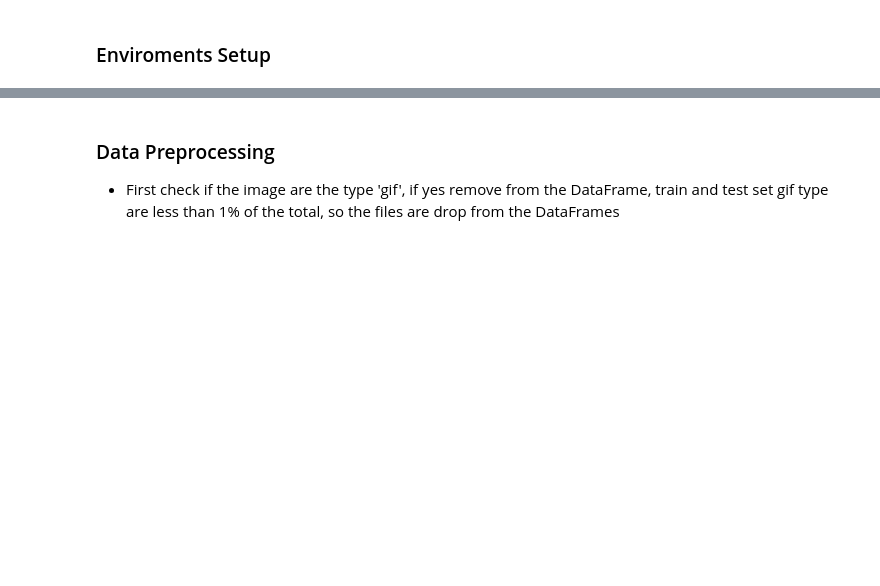
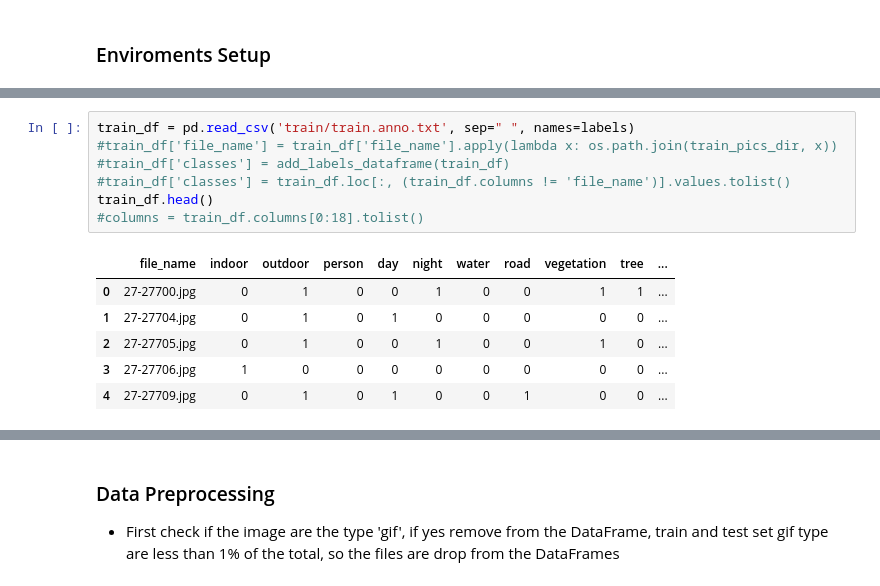
Before and after one commit to lsromao/MachineLearningProject, a Jupyter notebook: ML Final Project.ipynb, the cells around one changed output, grey strips where cells are left out. Saved outputs shown, nothing was run; the diff lists cells and outputs as text; blank space fills up the shorter version.

```diff
--- a/ML Final Project.ipynb
+++ b/ML Final Project.ipynb
@@ -36,0 +61,14 @@ test_pics_dir = '/home/lucas/Documents/ML_FinalProject/test/test/'
+# %%
+train_df = pd.read_csv('train/train.anno.txt', sep=" ", names=labels)
+#train_df['file_name'] = train_df['file_name'].apply(lambda x: os.path.join(train_pics_dir, x))
+#train_df['classes'] = add_labels_dataframe(train_df)
+#train_df['classes'] = train_df.loc[:, (train_df.columns != 'file_name')].values.tolist()
+train_df.head()
+#columns = train_df.columns[0:18].tolist()
+# %% [output]
+|  | file_name | indoor | outdoor | person | day | night | water | road | vegetation | tree | ... |
+| 0 | 27-27700.jpg | 0 | 1 | 0 | 0 | 1 | 0 | 0 | 1 | 1 | ... |
+| 1 | 27-27704.jpg | 0 | 1 | 0 | 1 | 0 | 0 | 0 | 0 | 0 | ... |
+| 2 | 27-27705.jpg | 0 | 1 | 0 | 0 | 1 | 0 | 0 | 1 | 0 | ... |
+| 3 | 27-27706.jpg | 1 | 0 | 0 | 0 | 0 | 0 | 0 | 0 | 0 | ... |
+| 4 | 27-27709.jpg | 0 | 1 | 0 | 1 | 0 | 0 | 1 | 0 | 0 | ... |
```
Also changed, not shown: parts of 93 cells of this notebook.
